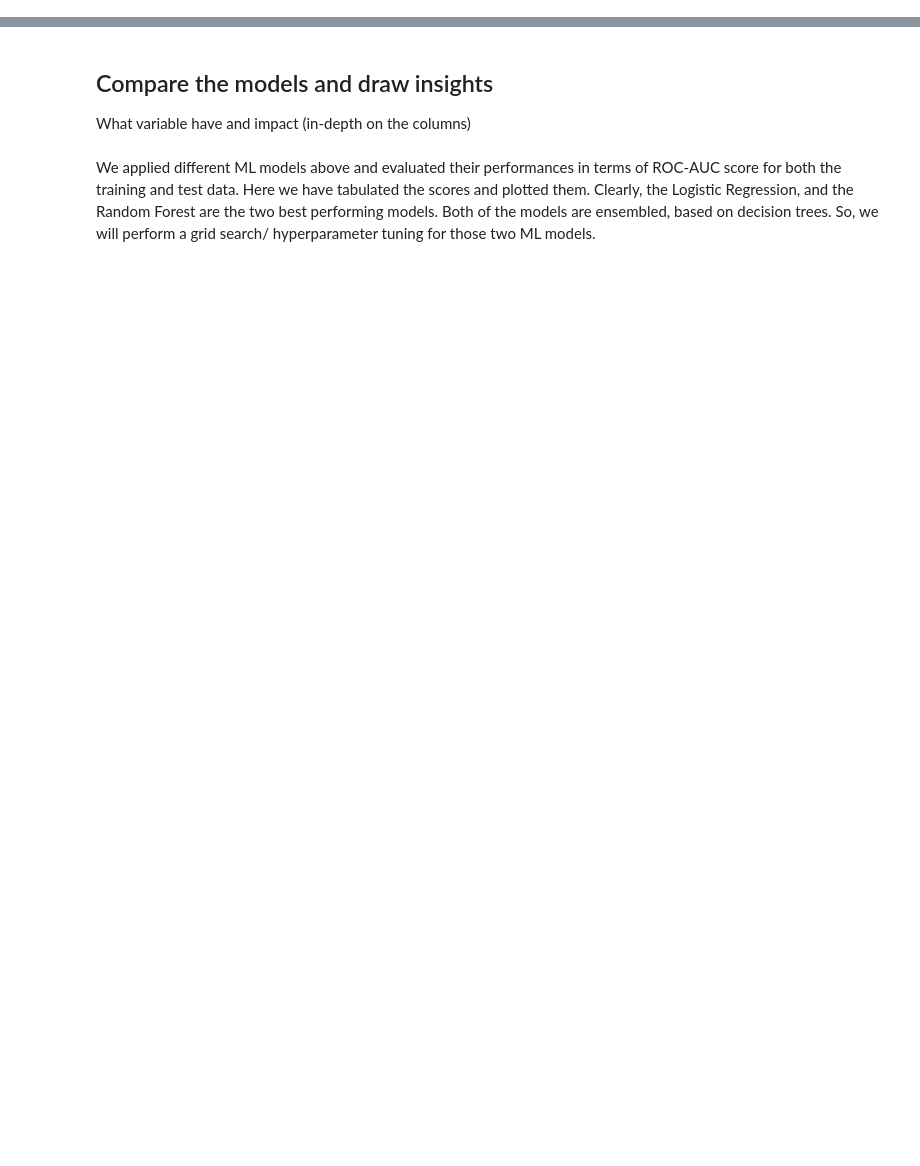
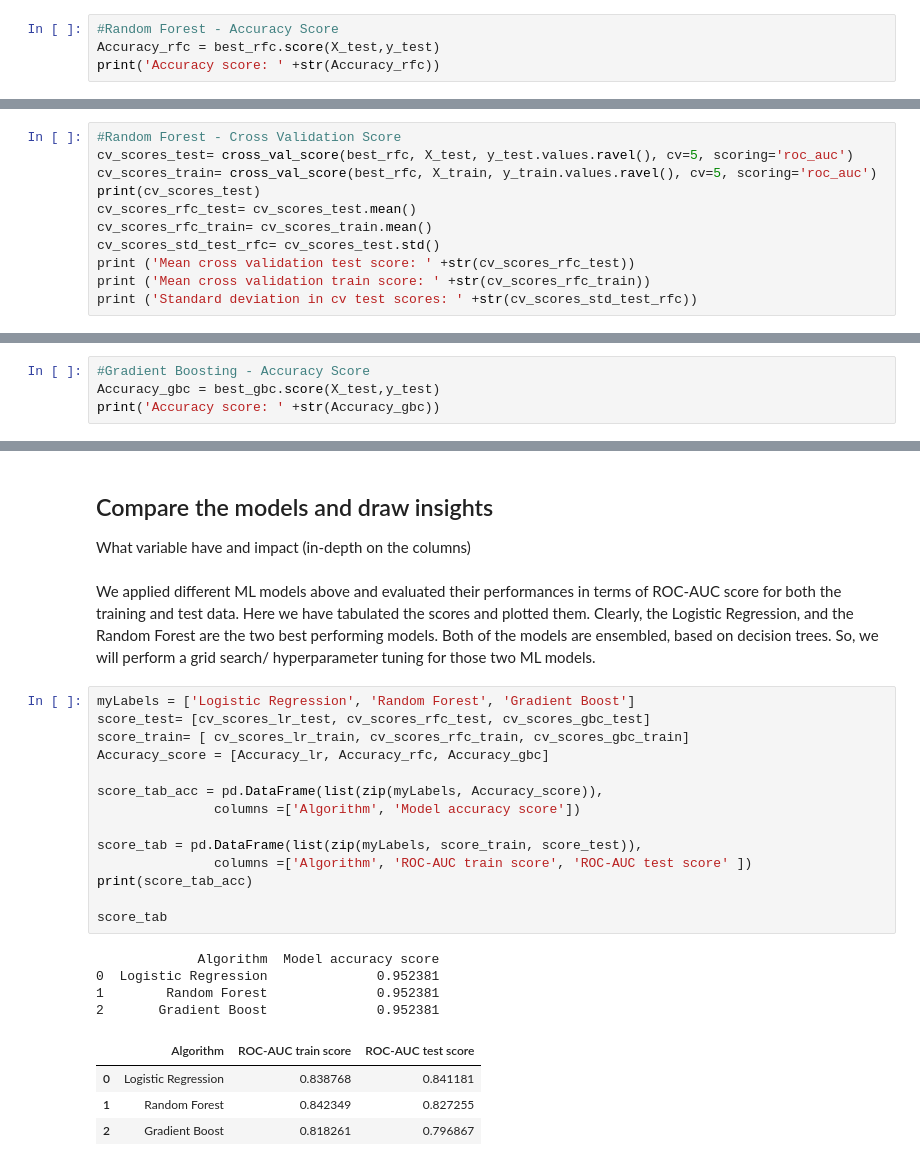
Before and after one commit to FayD21/Capstone-2-Stroke-Prediction, a Jupyter notebook: Notebooks/Stroke_preprocessing_and_training-fixed.ipynb, the cells around one changed output, grey strips where cells are left out. Saved outputs shown, nothing was run; the diff lists cells and outputs as text; blank space fills up the shorter version.

```diff
--- a/Notebooks/Stroke_preprocessing_and_training-fixed.ipynb
+++ b/Notebooks/Stroke_preprocessing_and_training-fixed.ipynb
@@ -260,3 +282,7 @@ plot_partial_dependence(best_rfc, X_test, features=['age', 'avg_glucose_level',
 # %% [output]
 <sklearn.inspection._plot.partial_dependence.PartialDependenceDisplay at 0x...>
 [figure]
+# %%
+#Random Forest - Accuracy Score
+Accuracy_rfc = best_rfc.score(X_test,y_test)
+print('Accuracy score: ' +str(Accuracy_rfc))
@@ -262,0 +291,11 @@ plot_partial_dependence(best_rfc, X_test, features=['age', 'avg_glucose_level',
+# %%
+#Random Forest - Cross Validation Score
+cv_scores_test= cross_val_score(best_rfc, X_test, y_test.values.ravel(), cv=5, scoring='roc_auc')
+cv_scores_train= cross_val_score(best_rfc, X_train, y_train.values.ravel(), cv=5, scoring='roc_auc')
+print(cv_scores_test)
+cv_scores_rfc_test= cv_scores_test.mean()
+cv_scores_rfc_train= cv_scores_train.mean()
+cv_scores_std_test_rfc= cv_scores_test.std()
+print ('Mean cross validation test score: ' +str(cv_scores_rfc_test))
+print ('Mean cross validation train score: ' +str(cv_scores_rfc_train))
+print ('Standard deviation in cv test scores: ' +str(cv_scores_std_test_rfc))
@@ -357,3 +401,7 @@ plot_partial_dependence(best_gbc, X_test, features=['age', 'avg_glucose_level',
 # %% [output]
 <sklearn.inspection._plot.partial_dependence.PartialDependenceDisplay at 0x...>
 [figure]
+# %%
+#Gradient Boosting - Accuracy Score
+Accuracy_gbc = best_gbc.score(X_test,y_test)
+print('Accuracy score: ' +str(Accuracy_gbc))
@@ -364,3 +430,26 @@ What variable have and impact (in-depth on the columns)
 We applied different ML models above and evaluated their performances in terms of ROC-AUC score for both the training and test data. Here we have tabulated the scores and plotted them.
 Clearly, the Logistic Regression, and the Random Forest are the two best performing models. Both of the models are ensembled, based on decision trees.
 So, we will perform a grid search/ hyperparameter tuning for those two ML models.
+# %%
+myLabels = ['Logistic Regression', 'Random Forest', 'Gradient Boost']
+score_test= [cv_scores_lr_test, cv_scores_rfc_test, cv_scores_gbc_test]
+score_train= [ cv_scores_lr_train, cv_scores_rfc_train, cv_scores_gbc_train]
+Accuracy_score = [Accuracy_lr, Accuracy_rfc, Accuracy_gbc]
+
+score_tab_acc = pd.DataFrame(list(zip(myLabels, Accuracy_score)),
+               columns =['Algorithm', 'Model accuracy score'])
+
+score_tab = pd.DataFrame(list(zip(myLabels, score_train, score_test)),
+               columns =['Algorithm', 'ROC-AUC train score', 'ROC-AUC test score' ])
+print(score_tab_acc)
+
+score_tab
+# %% [output]
+             Algorithm  Model accuracy score
+0  Logistic Regression              0.952381
+1        Random Forest              0.952381
+2       Gradient Boost              0.952381
+|  | Algorithm | ROC-AUC train score | ROC-AUC test score |
+| 0 | Logistic Regression | 0.838768 | 0.841181 |
+| 1 | Random Forest | 0.842349 | 0.827255 |
+| 2 | Gradient Boost | 0.818261 | 0.796867 |
```
Also changed, not shown: parts of 8 cells of this notebook.
